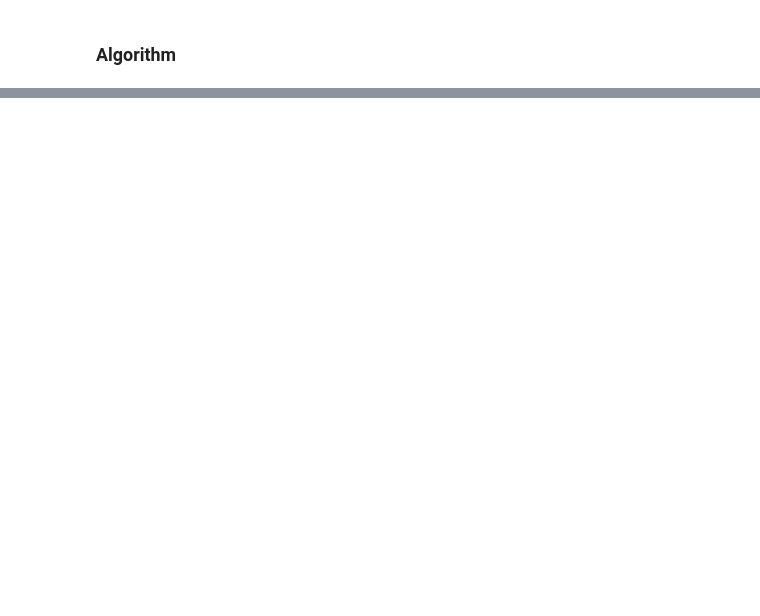
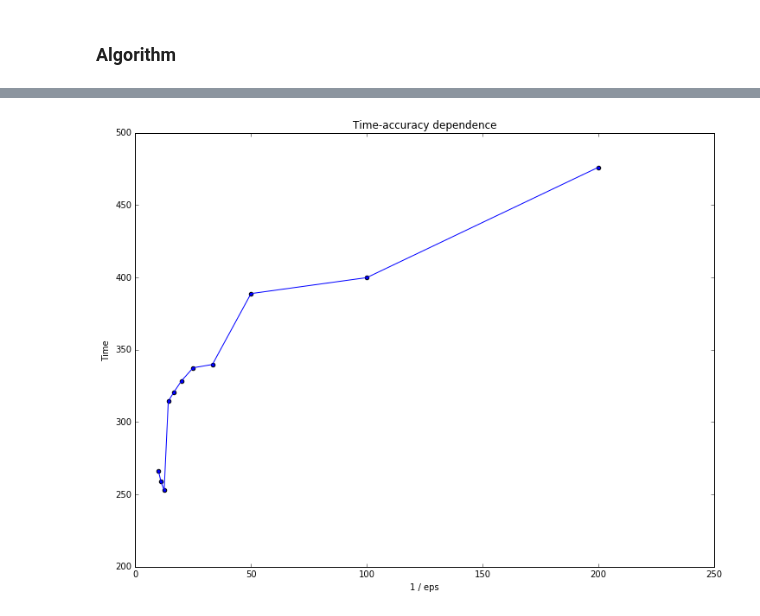
Before and after one commit to dilyararimovna/TransportFlows2016, a Jupyter notebook: Project.ipynb, the cells around one changed output, grey strips where cells are left out. Cells and saved outputs as stored; diff of their text form; code cells hidden in the pictures; blank space fills up the shorter version.

```diff
--- a/Project.ipynb
+++ b/Project.ipynb
@@ -547,0 +603,14 @@ np.savetxt('Bacman_f_data.txt', f_next)
+# %%
+for EPS in [0.02]:
+    print 'EPS: \n', EPS
+    t0 = timer()
+
+    x_next, Y_next= optimal_t_beckmann(num_edges,EPS, MU, omega, gamma)
+    t1 = timer()
+
+    eps_beckmann_values[8] = EPS
+    time_beckmann_values[8] = (t1 - t0)
+    print "EPS: ", EPS
+    print "Solution: ", x_next[:5]
+    print "value: ", Y_next
+    print 'Time : ', t1 - t0, '\n'
@@ -547,0 +635,14 @@ np.savetxt('Bacman_f_data.txt', f_next)
+# %%
+for EPS in [0.06]:
+    print 'EPS: \n', EPS
+    t0 = timer()
+
+    x_next, Y_next= optimal_t_beckmann(num_edges,EPS, MU, omega, gamma)
+    t1 = timer()
+
+    eps_beckmann_values[4] = EPS
+    time_beckmann_values[4] = (t1 - t0)
+    print "EPS: ", EPS
+    print "Solution: ", x_next[:5]
+    print "value: ", Y_next
+    print 'Time : ', t1 - t0, '\n'
@@ -547,0 +667,14 @@ np.savetxt('Bacman_f_data.txt', f_next)
+# %%
+%matplotlib inline
+def plot_eps_time(eps, times):
+    plt.figure(figsize=(12,9))
+    plt.scatter(1./(np.array(eps)), np.array(times))
+    plt.plot(1./(np.array(eps)), np.array(times))
+    plt.xlabel('1 / eps')
+    plt.ylabel('Time')
+    plt.title('Time-accuracy dependence')
+    plt.show()
+
+plot_eps_time(eps_beckmann_values, time_beckmann_values)
+# %% [output]
+[figure, added]
```
Also changed, not shown: parts of 26 cells of this notebook.
